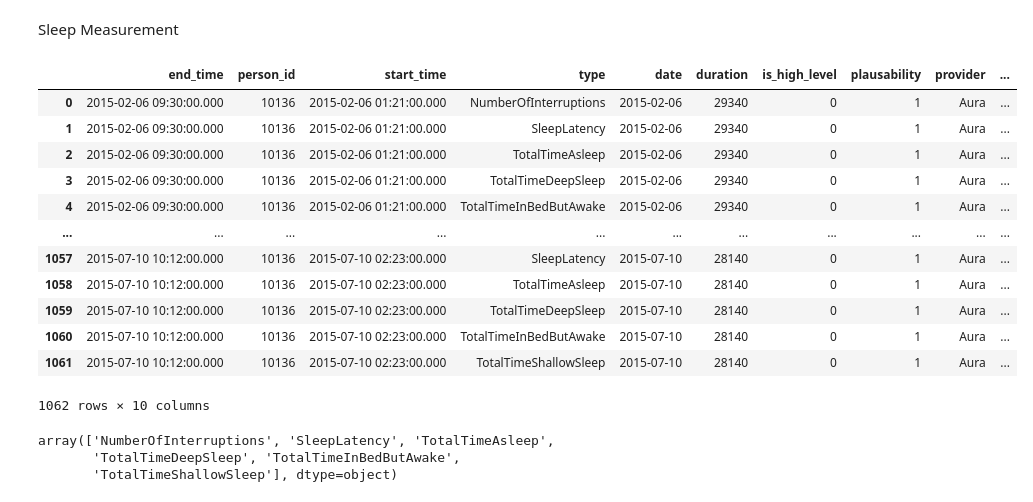
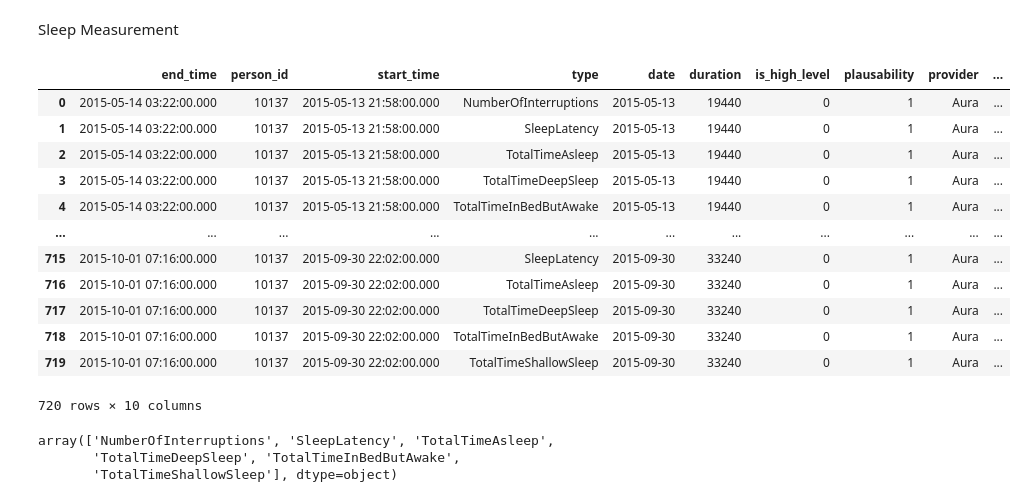
Before and after one commit to gkianfar/DemCare-Analysis, a Jupyter notebook: DemCare_Analysis.ipynb, the cells around one changed output. Drawn from its saved outputs; the diff is of its cells as text; code cells hidden in the pictures.

```diff
--- a/DemCare_Analysis.ipynb
+++ b/DemCare_Analysis.ipynb
@@ -353,26 +284,27 @@ plt.show()
 Sleep Measurement
 # %%
 # Set file name
+dir_path = '/content/drive/MyDrive/DemCare/D12'
 file_name = 'SleepMeasurements.csv'
 file_path = os.path.join(dir_path, file_name)
 
 # Read CSV file
 df_sleepmeasurement = pd.read_csv(file_path,sep=';',quotechar='"')
 df_sleepmeasurement
 # %% [output]
 |  | end_time | person_id | start_time | type | date | duration | is_high_level | plausability | provider | ... |
-| 0 | 2015-02-06 09:30:00.000 | 10136 | 2015-02-06 01:21:00.000 | NumberOfInterruptions | 2015-02-06 | 29340 | 0 | 1 | Aura | ... |
-| 1 | 2015-02-06 09:30:00.000 | 10136 | 2015-02-06 01:21:00.000 | SleepLatency | 2015-02-06 | 29340 | 0 | 1 | Aura | ... |
-| 2 | 2015-02-06 09:30:00.000 | 10136 | 2015-02-06 01:21:00.000 | TotalTimeAsleep | 2015-02-06 | 29340 | 0 | 1 | Aura | ... |
-| 3 | 2015-02-06 09:30:00.000 | 10136 | 2015-02-06 01:21:00.000 | TotalTimeDeepSleep | 2015-02-06 | 29340 | 0 | 1 | Aura | ... |
-| 4 | 2015-02-06 09:30:00.000 | 10136 | 2015-02-06 01:21:00.000 | TotalTimeInBedButAwake | 2015-02-06 | 29340 | 0 | 1 | Aura | ... |
+| 0 | 2015-05-14 03:22:00.000 | 10137 | 2015-05-13 21:58:00.000 | NumberOfInterruptions | 2015-05-13 | 19440 | 0 | 1 | Aura | ... |
+| 1 | 2015-05-14 03:22:00.000 | 10137 | 2015-05-13 21:58:00.000 | SleepLatency | 2015-05-13 | 19440 | 0 | 1 | Aura | ... |
+| 2 | 2015-05-14 03:22:00.000 | 10137 | 2015-05-13 21:58:00.000 | TotalTimeAsleep | 2015-05-13 | 19440 | 0 | 1 | Aura | ... |
+| 3 | 2015-05-14 03:22:00.000 | 10137 | 2015-05-13 21:58:00.000 | TotalTimeDeepSleep | 2015-05-13 | 19440 | 0 | 1 | Aura | ... |
+| 4 | 2015-05-14 03:22:00.000 | 10137 | 2015-05-13 21:58:00.000 | TotalTimeInBedButAwake | 2015-05-13 | 19440 | 0 | 1 | Aura | ... |
 | ... | ... | ... | ... | ... | ... | ... | ... | ... | ... | ... |
-| 1057 | 2015-07-10 10:12:00.000 | 10136 | 2015-07-10 02:23:00.000 | SleepLatency | 2015-07-10 | 28140 | 0 | 1 | Aura | ... |
-| 1058 | 2015-07-10 10:12:00.000 | 10136 | 2015-07-10 02:23:00.000 | TotalTimeAsleep | 2015-07-10 | 28140 | 0 | 1 | Aura | ... |
-| 1059 | 2015-07-10 10:12:00.000 | 10136 | 2015-07-10 02:23:00.000 | TotalTimeDeepSleep | 2015-07-10 | 28140 | 0 | 1 | Aura | ... |
-| 1060 | 2015-07-10 10:12:00.000 | 10136 | 2015-07-10 02:23:00.000 | TotalTimeInBedButAwake | 2015-07-10 | 28140 | 0 | 1 | Aura | ... |
-| 1061 | 2015-07-10 10:12:00.000 | 10136 | 2015-07-10 02:23:00.000 | TotalTimeShallowSleep | 2015-07-10 | 28140 | 0 | 1 | Aura | ... |
+| 715 | 2015-10-01 07:16:00.000 | 10137 | 2015-09-30 22:02:00.000 | SleepLatency | 2015-09-30 | 33240 | 0 | 1 | Aura | ... |
+| 716 | 2015-10-01 07:16:00.000 | 10137 | 2015-09-30 22:02:00.000 | TotalTimeAsleep | 2015-09-30 | 33240 | 0 | 1 | Aura | ... |
+| 717 | 2015-10-01 07:16:00.000 | 10137 | 2015-09-30 22:02:00.000 | TotalTimeDeepSleep | 2015-09-30 | 33240 | 0 | 1 | Aura | ... |
+| 718 | 2015-10-01 07:16:00.000 | 10137 | 2015-09-30 22:02:00.000 | TotalTimeInBedButAwake | 2015-09-30 | 33240 | 0 | 1 | Aura | ... |
+| 719 | 2015-10-01 07:16:00.000 | 10137 | 2015-09-30 22:02:00.000 | TotalTimeShallowSleep | 2015-09-30 | 33240 | 0 | 1 | Aura | ... |
-1062 rows × 10 columns
+720 rows × 10 columns
 # %%
 # Types of measurements
 df_sleepmeasurement['type'].unique()
```
Also changed, not shown: parts of 18 cells of this notebook.
